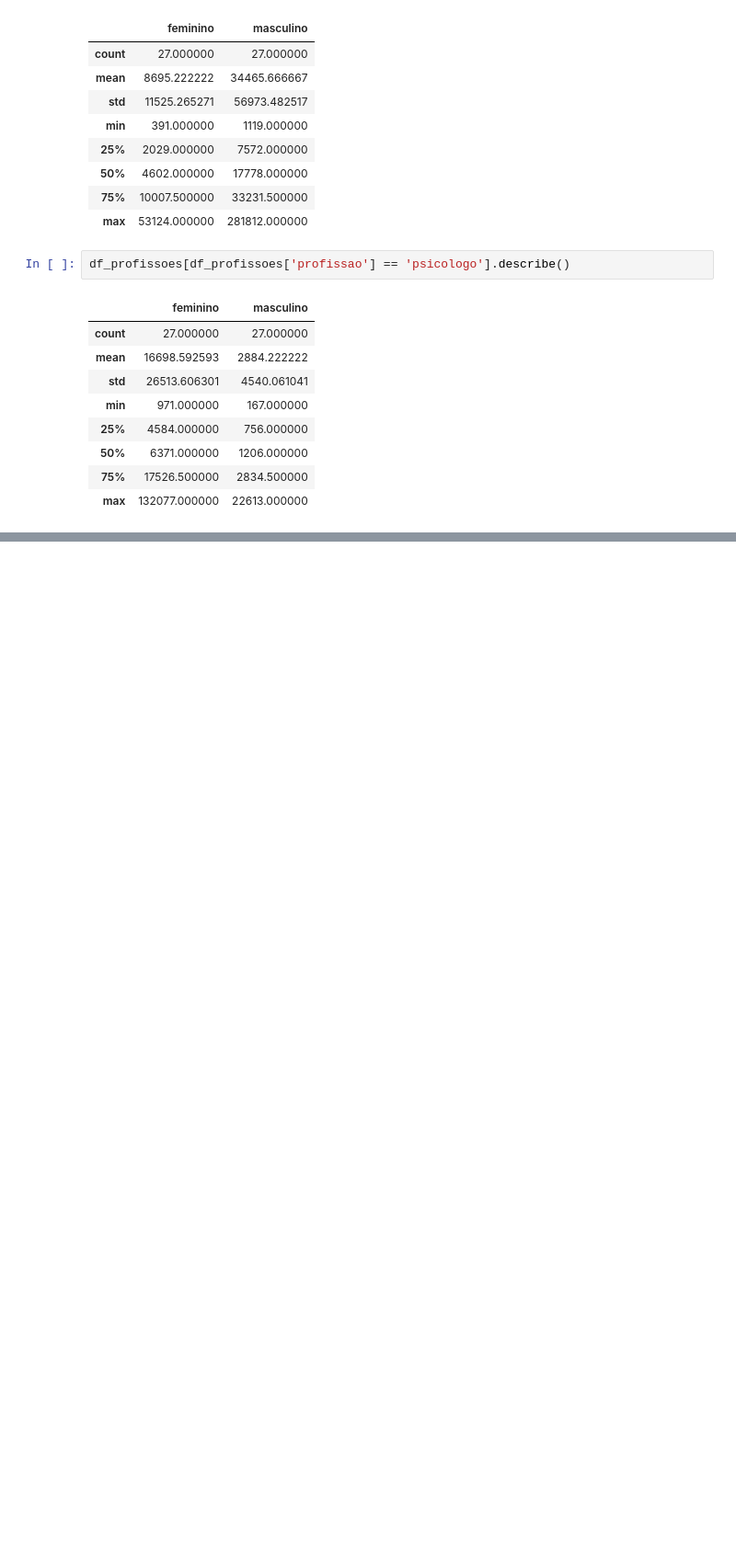
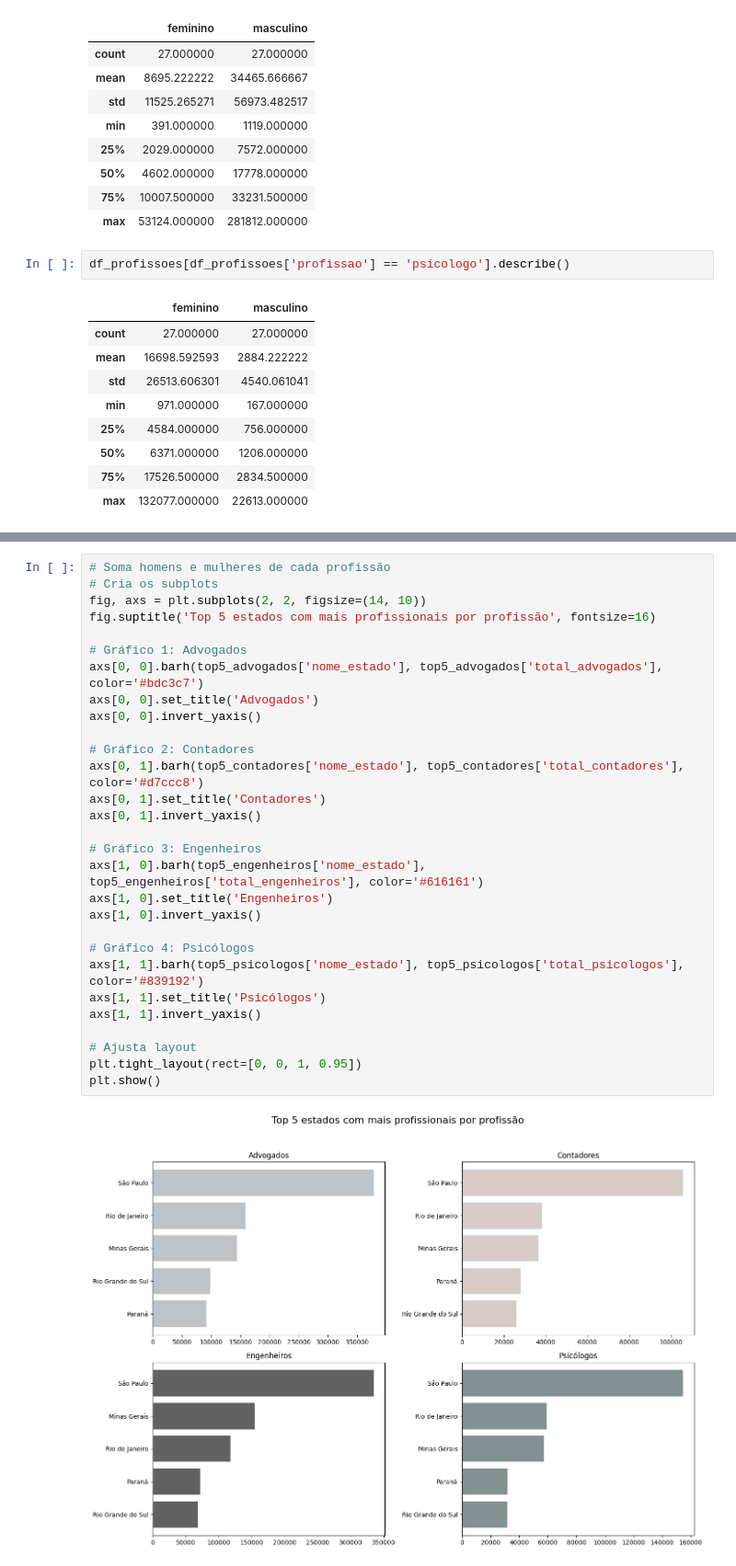
Before and after one commit to gfill99/distribuicao-de-profissoes, a Jupyter notebook: analise_de_dados/app/analise_de_dados.ipynb, the cells around one changed output, grey strips where cells are left out. Shown at 92% size. Saved outputs shown, nothing was run; the diff lists cells and outputs as text; blank space fills up the shorter version.

Commit message:
gabriel - criando gráficos

```diff
--- a/analise_de_dados/app/analise_de_dados.ipynb
+++ b/analise_de_dados/app/analise_de_dados.ipynb
@@ -221,0 +378,31 @@ con.close()
+# %%
+# Soma homens e mulheres de cada profissão
+# Cria os subplots
+fig, axs = plt.subplots(2, 2, figsize=(14, 10))
+fig.suptitle('Top 5 estados com mais profissionais por profissão', fontsize=16)
+
+# Gráfico 1: Advogados
+axs[0, 0].barh(top5_advogados['nome_estado'], top5_advogados['total_advogados'], color='#bdc3c7')
+axs[0, 0].set_title('Advogados')
+axs[0, 0].invert_yaxis()
+
+# Gráfico 2: Contadores
+axs[0, 1].barh(top5_contadores['nome_estado'], top5_contadores['total_contadores'], color='#d7ccc8')
+axs[0, 1].set_title('Contadores')
+axs[0, 1].invert_yaxis()
+
+# Gráfico 3: Engenheiros
+axs[1, 0].barh(top5_engenheiros['nome_estado'], top5_engenheiros['total_engenheiros'], color='#616161')
+axs[1, 0].set_title('Engenheiros')
+axs[1, 0].invert_yaxis()
+
+# Gráfico 4: Psicólogos
+axs[1, 1].barh(top5_psicologos['nome_estado'], top5_psicologos['total_psicologos'], color='#839192')
+axs[1, 1].set_title('Psicólogos')
+axs[1, 1].invert_yaxis()
+
+# Ajusta layout
+plt.tight_layout(rect=[0, 0, 1, 0.95])
+plt.show()
+# %% [output]
+[figure, added]
```
Also changed, not shown: parts of 16 cells of this notebook, 4 other files.
